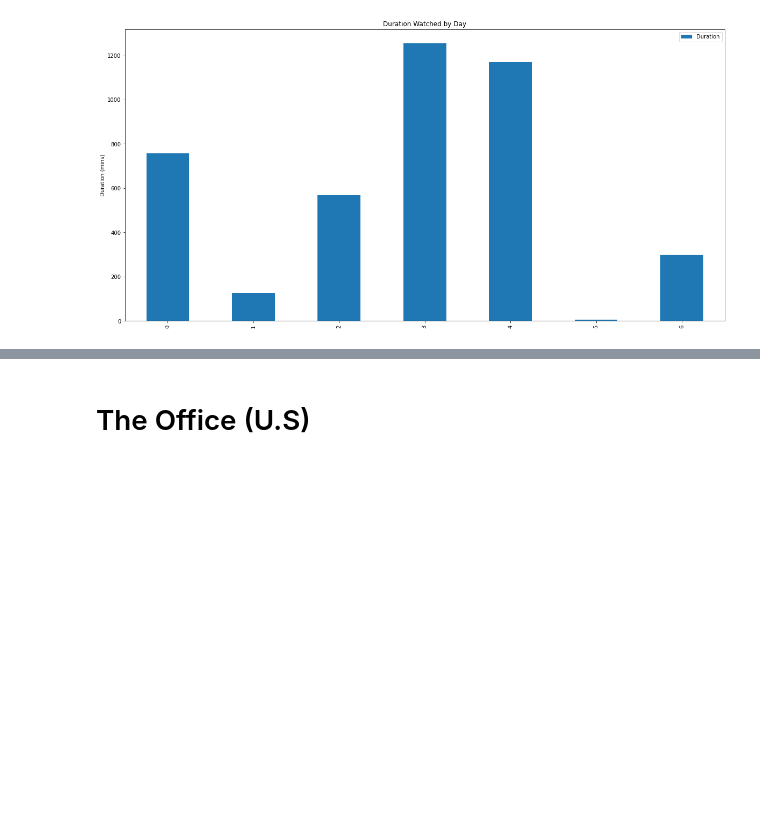
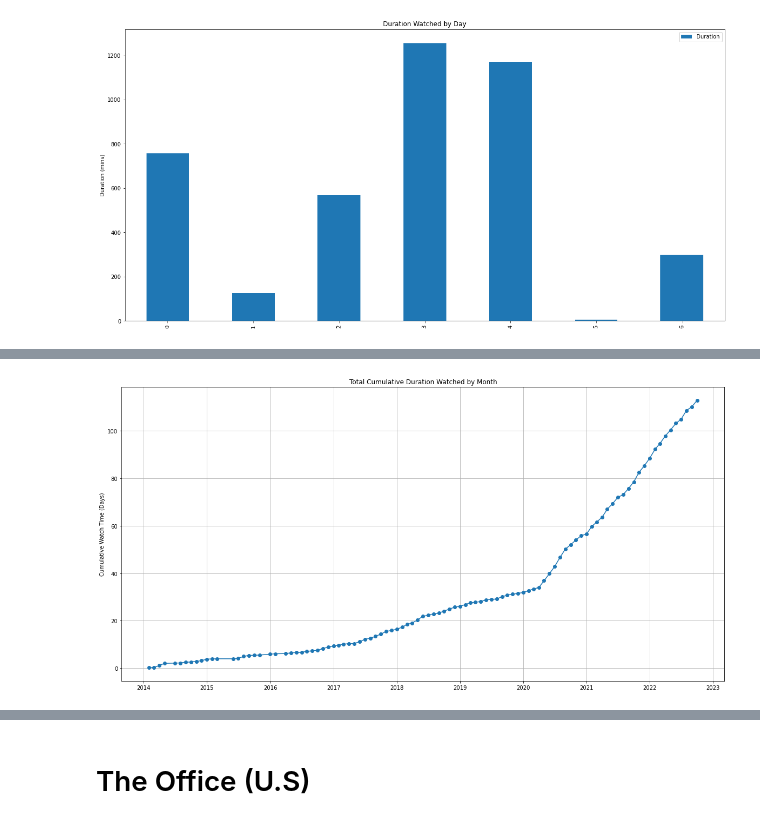
Before and after one commit to SandersJack/NetflixDataAnalysis, a Jupyter notebook: Content_interaction.ipynb, the cells around one changed output, grey strips where cells are left out. Saved outputs shown, nothing was run; the diff lists cells and outputs as text; code cells hidden in the pictures; blank space fills up the shorter version.

Commit message:
Added monthbmonth watch time

```diff
--- a/Content_interaction.ipynb
+++ b/Content_interaction.ipynb
@@ -121,0 +124,3 @@ Text(0, 0.5, 'Duration (mins)')
+# %%
+start_time__duration = df_jack[['Start Time','Duration']]
+start_time__duration['Start Time'] = start_time__duration['Start Time'].dt.to_period('M')
@@ -121,0 +133,4 @@ Text(0, 0.5, 'Duration (mins)')
+# %%
+duration_by_date = duration_by_date_cul = start_time__duration.groupby(['Start Time']).Duration.sum().reset_index()
+# %%
+duration_by_date_cul['Duration'] = duration_by_date['Duration'].cumsum(axis=0)
@@ -121,0 +153,8 @@ Text(0, 0.5, 'Duration (mins)')
+# %%
+fig, ax = plt.subplots(figsize=(20,10))
+ax.plot_date(duration_by_date_cul['Start Time'], (duration_by_date_cul['Duration'].astype('timedelta64[h]'))/24,linestyle = 'solid')
+ax.set_title("Total Cumulative Duration Watched by Month")
+ax.set_ylabel("Cumulative Watch Time (Days)")
+ax.grid()
+# %% [output]
+[figure, added]
```
Also changed, not shown: parts of 4 cells of this notebook.
